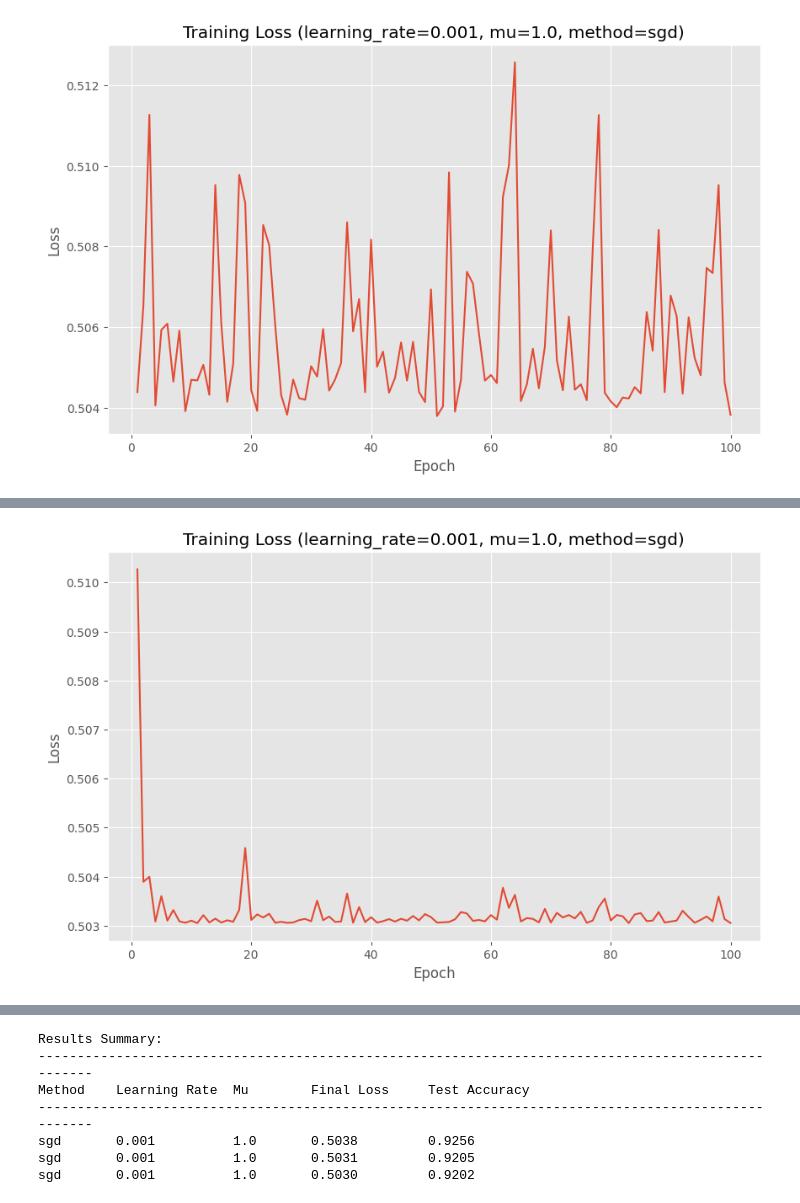
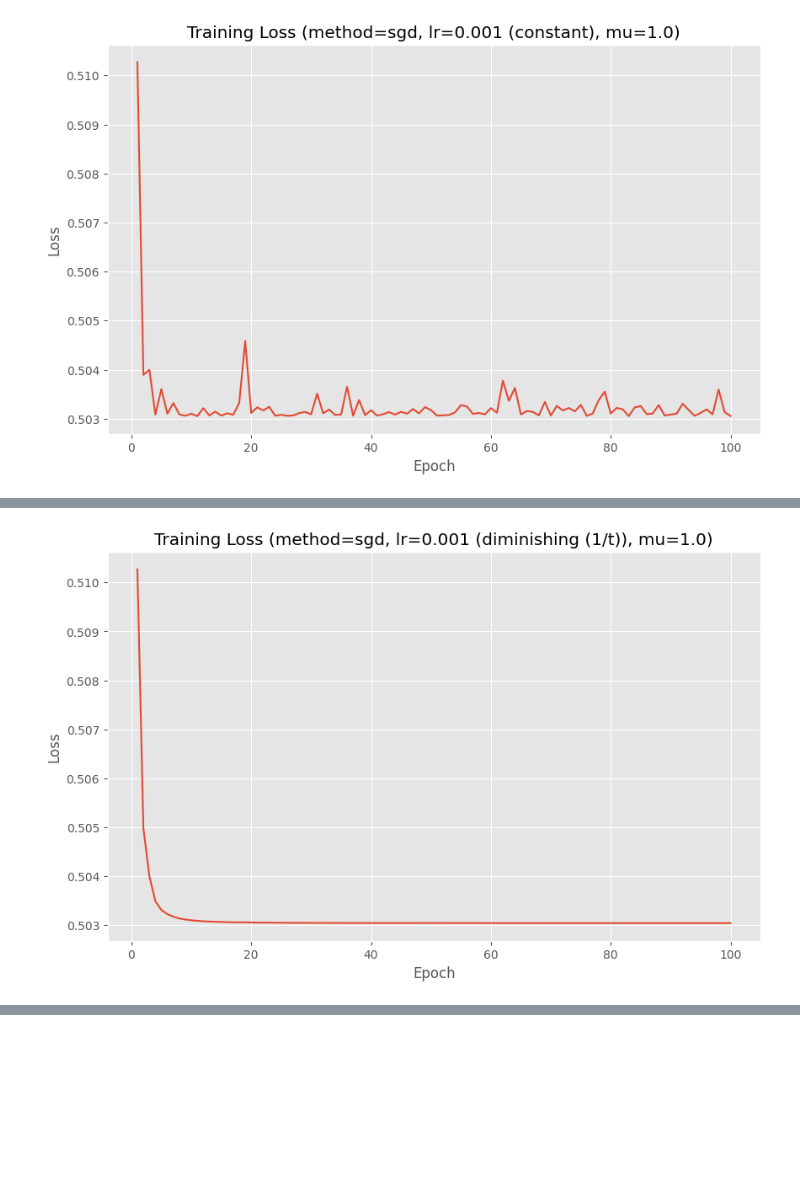
Before and after one commit to carsten-j/MLB, a Jupyter notebook: HA3/logistic_regression.ipynb, the cells around one changed output, grey strips where cells are left out. Cells and saved outputs as stored; diff of their text form; code cells hidden in the pictures; blank space fills up the shorter version.

```diff
--- a/HA3/logistic_regression.ipynb
+++ b/HA3/logistic_regression.ipynb
@@ -139,6 +139,7 @@ def train_model(
     mu,
     method="vanilla",
     batch_size=10,
+    diminishing_lr=False,
     verbose=True,
 ):
     """
@@ -147,11 +148,12 @@ def train_model(
     Args:
         X_train: Training features
         y_train: Training labels
-        learning_rate: Learning rate for gradient updates
+        learning_rate: Initial learning rate for gradient updates
         num_epochs: Number of training epochs
         mu: Regularization parameter
         method: 'vanilla' for vanilla gradient descent or 'sgd' for mini-batch SGD
         batch_size: Size of mini-batches (only used if method='sgd')
+        diminishing_lr: If True, use diminishing learning rate γ = learning_rate/t for SGD
         verbose: Whether to print progress
 
     Returns:
@@ -170,6 +172,14 @@ def train_model(
 
     # Loop over epochs
     for epoch in range(num_epochs):
+        # Calculate current learning rate for SGD if using diminishing schedule
+        current_lr = learning_rate
+        if method == "sgd" and diminishing_lr:
+            # t starts from 1, so epoch + 1
+            current_lr = learning_rate / (epoch + 1)
+            if verbose and (epoch + 1) % 10 == 0:
+                print(f"Epoch {epoch + 1}: Current learning rate = {current_lr:.6f}")
+
         if method == "vanilla":
             # Vanilla gradient descent: compute gradients on entire dataset
             dw, db = compute_gradients(X_train, y_train, w, b, mu)
@@ -194,9 +204,9 @@ def train_model(
                 # Compute gradients on mini-batch
                 dw, db = compute_gradients(X_batch, y_batch, w, b, mu)
 
-                # Update parameters
-                w = w - learning_rate * dw
-                b = b - learning_rate * db
+                # Update parameters with current learning rate
+                w = w - current_lr * dw
+                b = b - current_lr * db
         else:
             raise ValueError("Method must be either 'vanilla' or 'sgd'")
 
@@ -281,6 +311,7 @@ def compare_methods_and_hyperparameters(
     batch_sizes=[10],
     mu=1.0,
     epochs=1000,
+    diminishing_lr=False,
     verbose=True,
 ):
     """
@@ -306,6 +337,7 @@ def compare_methods_and_hyperparameters(
                     num_epochs=epochs,
                     method=method,
                     batch_size=batch_size,
+                    diminishing_lr=diminishing_lr,
                     verbose=verbose,
                 )
 
@@ -352,7 +384,23 @@ if __name__ == "__main__":
     # Uncomment to compare different methods and hyperparameters
     # results = compare_methods_and_hyperparameters(verbose=True)
 
+    # results = compare_methods_and_hyperparameters(
+    #     methods=["sgd"], batch_sizes=[1, 10, 100], epochs=100, verbose=True
+    # )
+
     results = compare_methods_and_hyperparameters(
-        methods=["sgd"], batch_sizes=[1, 10, 100], epochs=100, verbose=True
+        methods=["sgd"],
+        batch_sizes=[10],
+        epochs=100,
+        diminishing_lr=False,
+        verbose=True,
     )
+
+    results = compare_methods_and_hyperparameters(
+        methods=["sgd"],
+        batch_sizes=[10],
+        epochs=100,
+        diminishing_lr=True,
+        verbose=True,
+    )
 # %% [output]
@@ -373 +421 @@ Test accuracy: 0.9256
-[figure, old version]
+[figure, new version]
@@ -388 +439 @@ Test accuracy: 0.9205
-[figure, old version]
+[figure, new version]
@@ -404,7 +444,0 @@ Test accuracy: 0.9202
-Results Summary:
-----------------------------------------------------------------------------------------------------
-Method    Learning Rate  Mu        Final Loss     Test Accuracy
-----------------------------------------------------------------------------------------------------
-sgd       0.001          1.0       0.5038         0.9256
-sgd       0.001          1.0       0.5031         0.9205
-sgd       0.001          1.0       0.5030         0.9202
```
Also changed, not shown: parts of 2 cells of this notebook.
